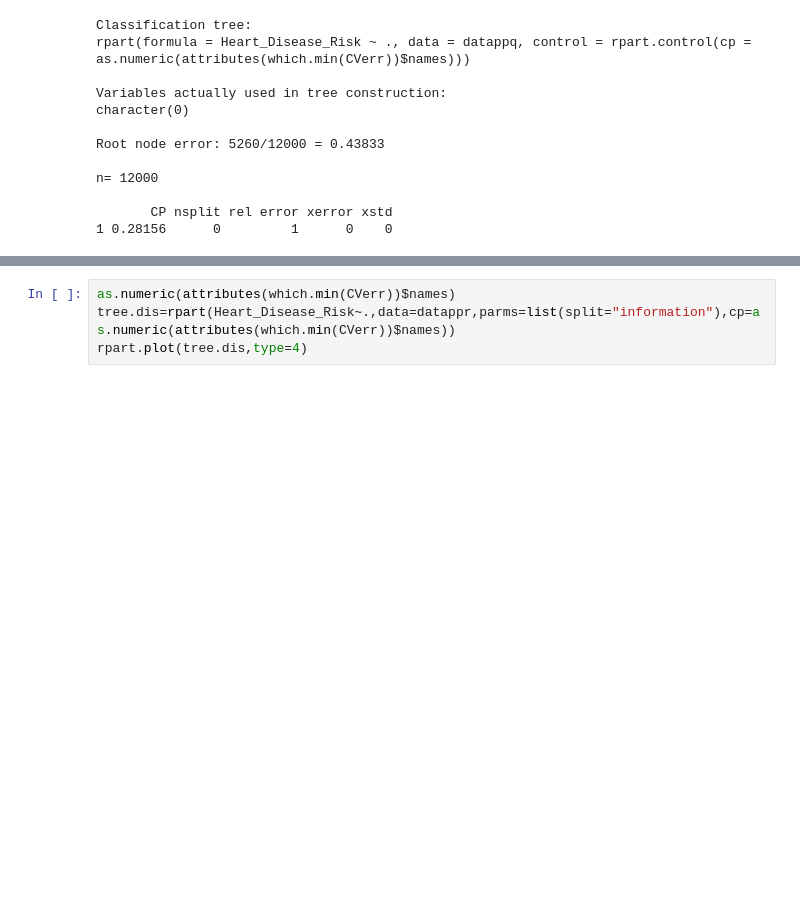
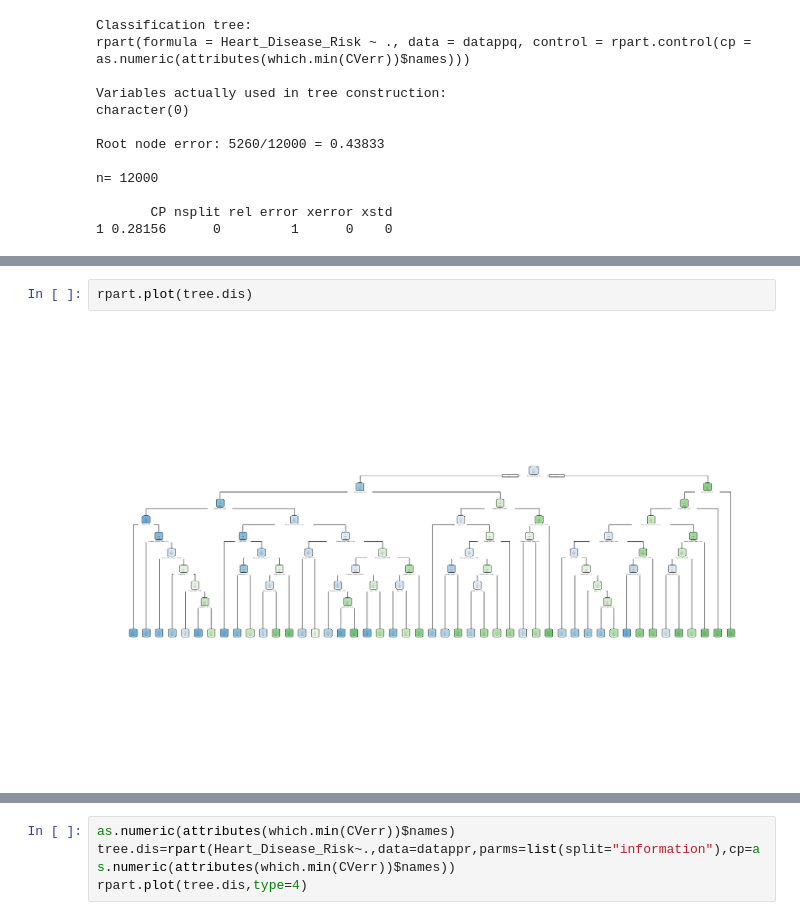
Before and after one commit to nlkris/4MA-Projet-ML, a Jupyter notebook: projet-R.ipynb, the cells around one changed output, grey strips where cells are left out. Drawn from its saved outputs; the diff is of its cells as text; blank space fills up the shorter version.

```diff
--- a/projet-R.ipynb
+++ b/projet-R.ipynb
@@ -708,0 +773,4 @@ n= 12000
+# %%
+rpart.plot(tree.dis)
+# %% [output]
+[figure, added]
```
Also changed, not shown: parts of 24 cells of this notebook.
